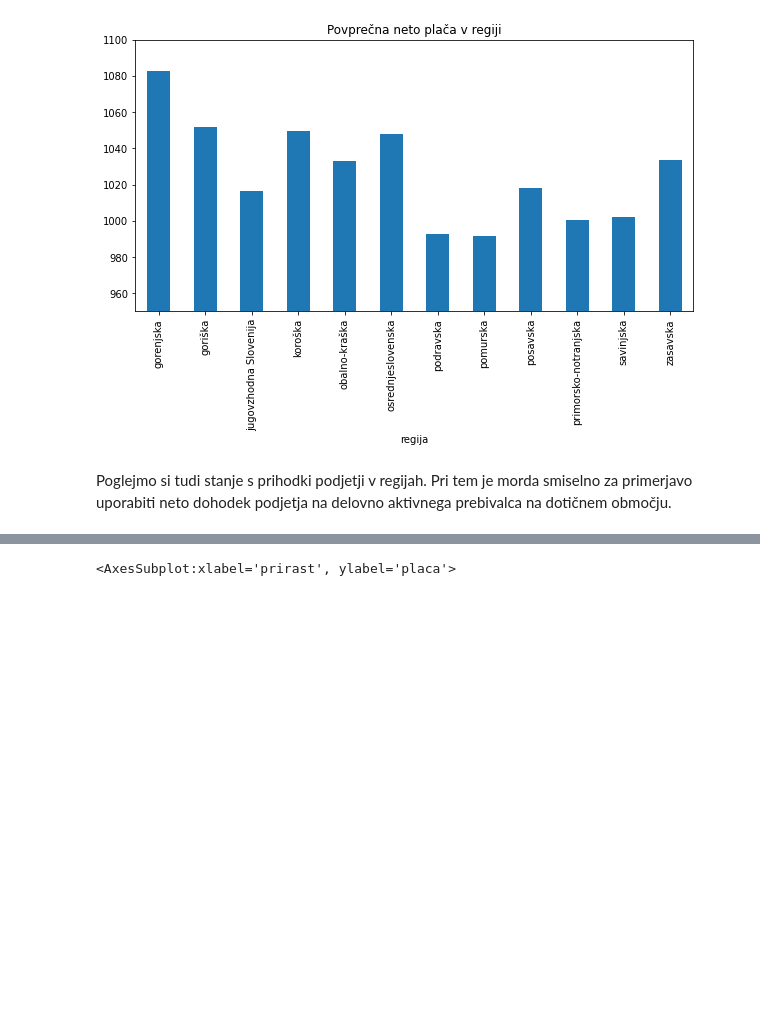
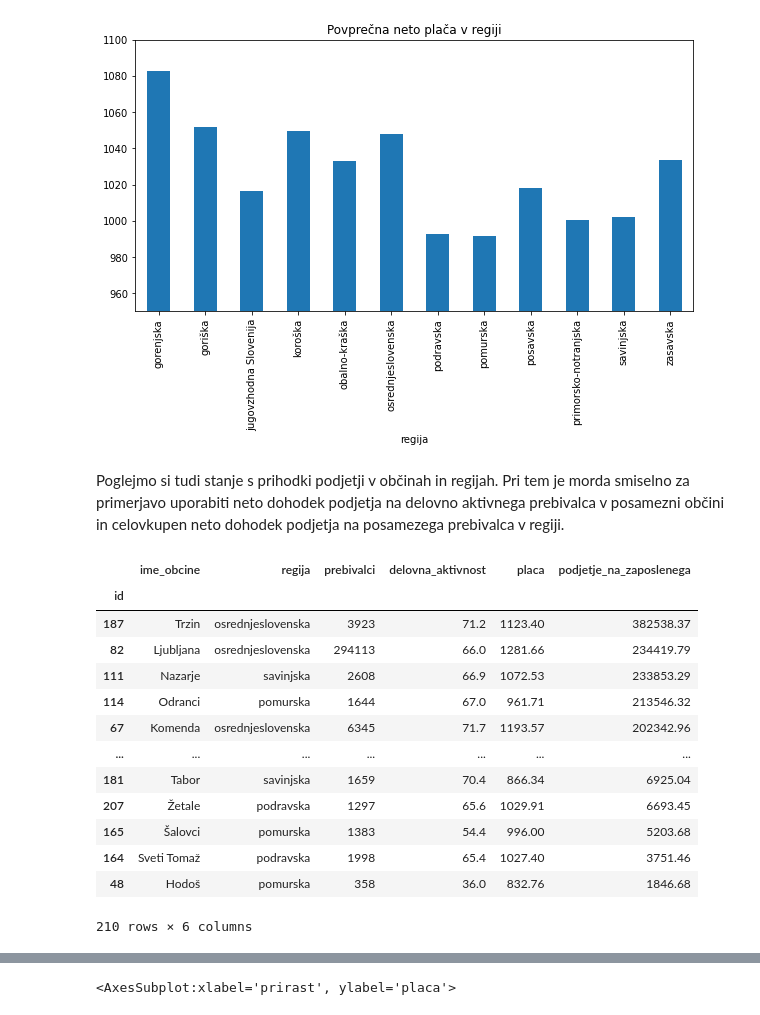
Before and after one commit to matejgorjup/PROG1-analiza-podatkov, a Jupyter notebook: obcine.ipynb, the cells around one changed output, grey strips where cells are left out. Saved outputs shown, nothing was run; the diff lists cells and outputs as text; code cells hidden in the pictures; blank space fills up the shorter version.

```diff
--- a/obcine.ipynb
+++ b/obcine.ipynb
@@ -196,4 +207,23 @@ avg_place.plot.bar(ylim=(950, 1100), figsize=(10,5), title='Povprečna neto pla
 <AxesSubplot:title={'center':'Povprečna neto plača v regiji'}, xlabel='regija'>
 [figure]
 # %% [markdown]
-Poglejmo si tudi stanje s prihodki podjetji v regijah. Pri tem je morda smiselno za primerjavo uporabiti neto dohodek podjetja na delovno aktivnega prebivalca na dotičnem območju.
+Poglejmo si tudi stanje s prihodki podjetji v občinah in regijah. Pri tem je morda smiselno za primerjavo uporabiti neto dohodek podjetja na delovno aktivnega prebivalca v posamezni občini in celovkupen neto dohodek podjetja na posamezega prebivalca v regiji.
+# %%
+obcine['podjetje_na_zaposlenega'] = round(obcine.podjetja / ((obcine.delovna_aktivnost / 100) * obcine.prebivalci), 2)
+podjetni = obcine[['ime_obcine', 'regija', 'prebivalci', 'delovna_aktivnost', 'placa', 'podjetje_na_zaposlenega']].sort_values('podjetje_na_zaposlenega', ascending=False)
+podjetni
+# %% [output]
+|  | ime_obcine | regija | prebivalci | delovna_aktivnost | placa | podjetje_na_zaposlenega |
+| id |  |  |  |  |  |  |
+| 187 | Trzin | osrednjeslovenska | 3923 | 71.2 | 1123.40 | 382538.37 |
+| 82 | Ljubljana | osrednjeslovenska | 294113 | 66.0 | 1281.66 | 234419.79 |
+| 111 | Nazarje | savinjska | 2608 | 66.9 | 1072.53 | 233853.29 |
+| 114 | Odranci | pomurska | 1644 | 67.0 | 961.71 | 213546.32 |
+| 67 | Komenda | osrednjeslovenska | 6345 | 71.7 | 1193.57 | 202342.96 |
+| ... | ... | ... | ... | ... | ... | ... |
+| 181 | Tabor | savinjska | 1659 | 70.4 | 866.34 | 6925.04 |
+| 207 | Žetale | podravska | 1297 | 65.6 | 1029.91 | 6693.45 |
+| 165 | Šalovci | pomurska | 1383 | 54.4 | 996.00 | 5203.68 |
+| 164 | Sveti Tomaž | podravska | 1998 | 65.4 | 1027.40 | 3751.46 |
+| 48 | Hodoš | pomurska | 358 | 36.0 | 832.76 | 1846.68 |
+210 rows × 6 columns
```
Also changed, not shown: parts of 22 cells of this notebook.
